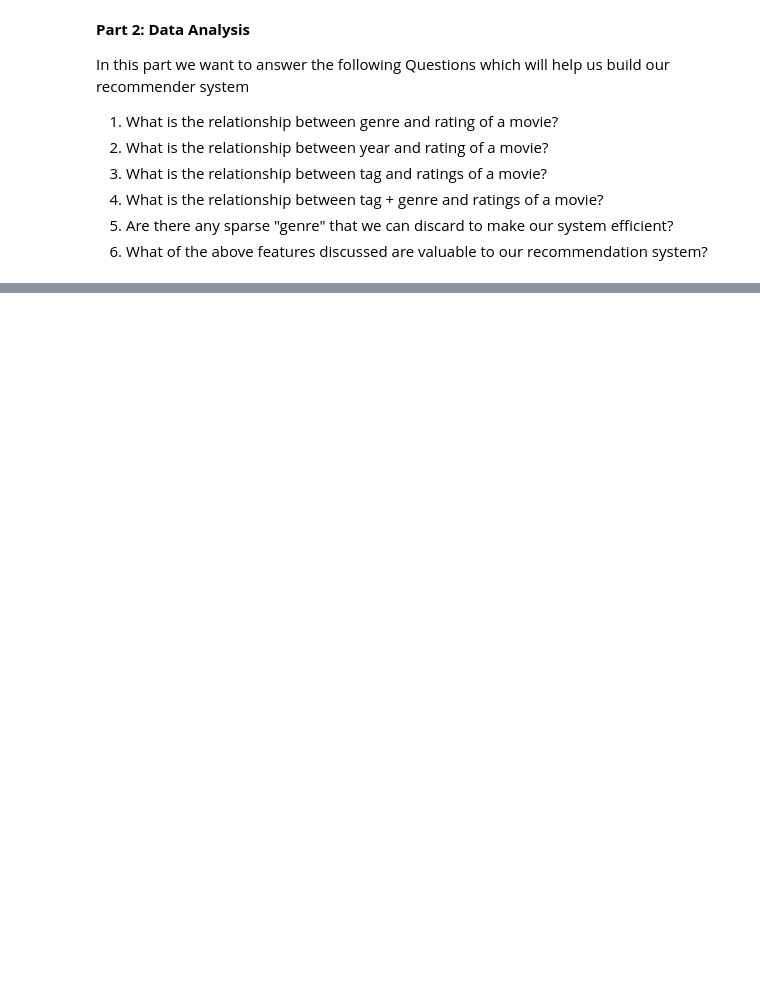
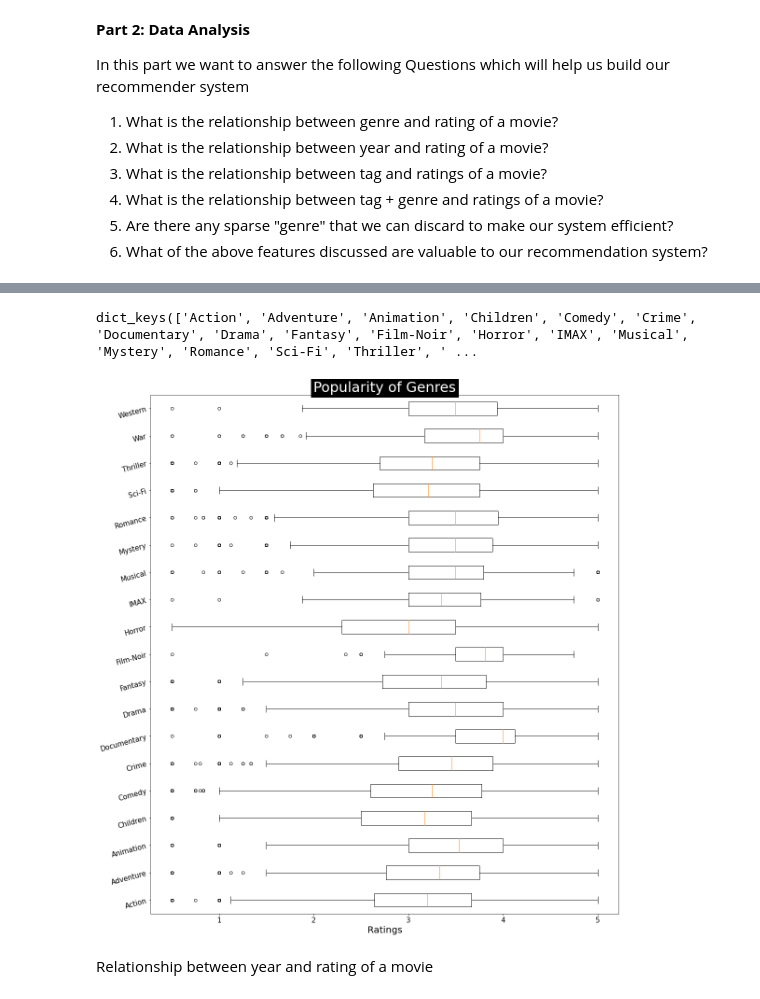
Before and after one commit to arunaabh95/movielens-recommender, a Jupyter notebook: MDM-cleaning+analysis.ipynb, the cells around one changed output, grey strips where cells are left out. Cells and saved outputs as stored; diff of their text form; code cells hidden in the pictures; blank space fills up the shorter version.

Commit message:
Latest changes
Added more analysis

```diff
--- a/MDM-cleaning+analysis.ipynb
+++ b/MDM-cleaning+analysis.ipynb
@@ -207,5 +223,15 @@ ratings_and_tags.head(10)
 # %% [markdown]
 We might also need to merge movies and ratings to find relationship of genres and ratings
 # %%
-movie = movies.iloc[:, 0:5]
-ratings_and_movies = pd.merge(movie, rating, on=['movieId'])
+#Merge the 2 dataframes based on movie id's, this creates cross products and we have duplicate movieIds
+ratings_and_movies = pd.merge(movies, rating, on=['movieId'])
+# Claculate mean and median ratings of each movie
+ratings_and_movies['mean_rating'] = ratings_and_movies.groupby(['movieId'])['rating'].transform('mean')
+ratings_and_movies['median_rating'] = ratings_and_movies.groupby(['movieId'])['rating'].transform('median')
+# remove multiple entries for the same movieid, we also don't need the rating column now
+ratings_and_movies.drop_duplicates(subset=['movieId'], inplace=True)
+ratings_and_movies.drop(columns=['rating','userId'], inplace=True)
+ratings_and_movies.reset_index(inplace=True, drop=True)
+ratings_and_movies.head(20)
+
+#Since we have duplicate values it would be better just to keep  the mean and median value of ratings
@@ -222,0 +339,12 @@ In this part we want to answer the following Questions which will help us build
+# %%
+# In ratings_and_movies we have similar ratings, hence we should first convert ratings to average ratings column before analysis
+
+
+# Creating dictionary like {"action":[2.5,3.5...], "crime":[4.0,1.5...].....}
+genre = movies.iloc[:,4:29].columns.values
+genre_dict = {key: [] for key in genre}
+for idx, row in ratings_and_movies.iterrows():
+    for i in ratings_and_movies.iloc[:,4:-2]:
+        #print(i)
+        if row[i] == 1 and i in genre_dict:
+            genre_dict[i].append(row['mean_rating'])
@@ -222,0 +355,20 @@ In this part we want to answer the following Questions which will help us build
+# %%
+# creating boxplots
+fig2 = plt.figure(1, figsize=(18,45))
+ax3 = fig2.add_subplot(2,1,2)
+y_label = genre_dict.keys()
+print(y_label)
+y_axis = [i for i,k in enumerate(genre_dict.keys())]
+plt.yticks(rotation=15, fontsize = 15)
+plt.xticks(fontsize = 15)
+#plt.yticks(y_axis, y_label)
+plt.xlabel("Ratings", fontsize = 20)
+ax3.boxplot(list(genre_dict.values()), vert=False)
+ax3.set_yticklabels(y_label)
+plt.title("Popularity of Genres",bbox={'facecolor':'k', 'pad':5},color='w',fontsize = 30)
+plt.show()
+# %% [output]
+dict_keys(['Action', 'Adventure', 'Animation', 'Children', 'Comedy', 'Crime', 'Documentary', 'Drama', 'Fantasy', 'Film-Noir', 'Horror', 'IMAX', 'Musical', 'Mystery', 'Romance', 'Sci-Fi', 'Thriller', ' ...
+[figure, added]
+# %% [markdown]
+Relationship between year and rating of a movie
```
Also changed, not shown: parts of 23 cells of this notebook.
